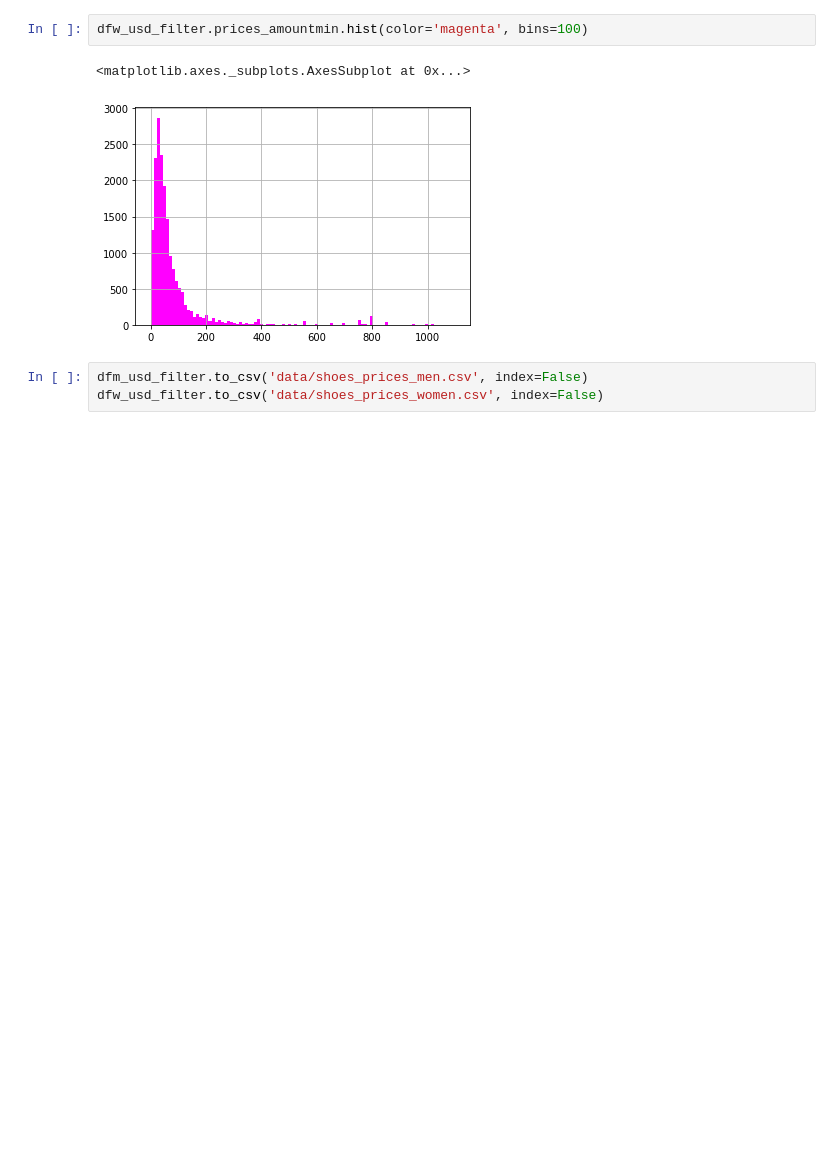
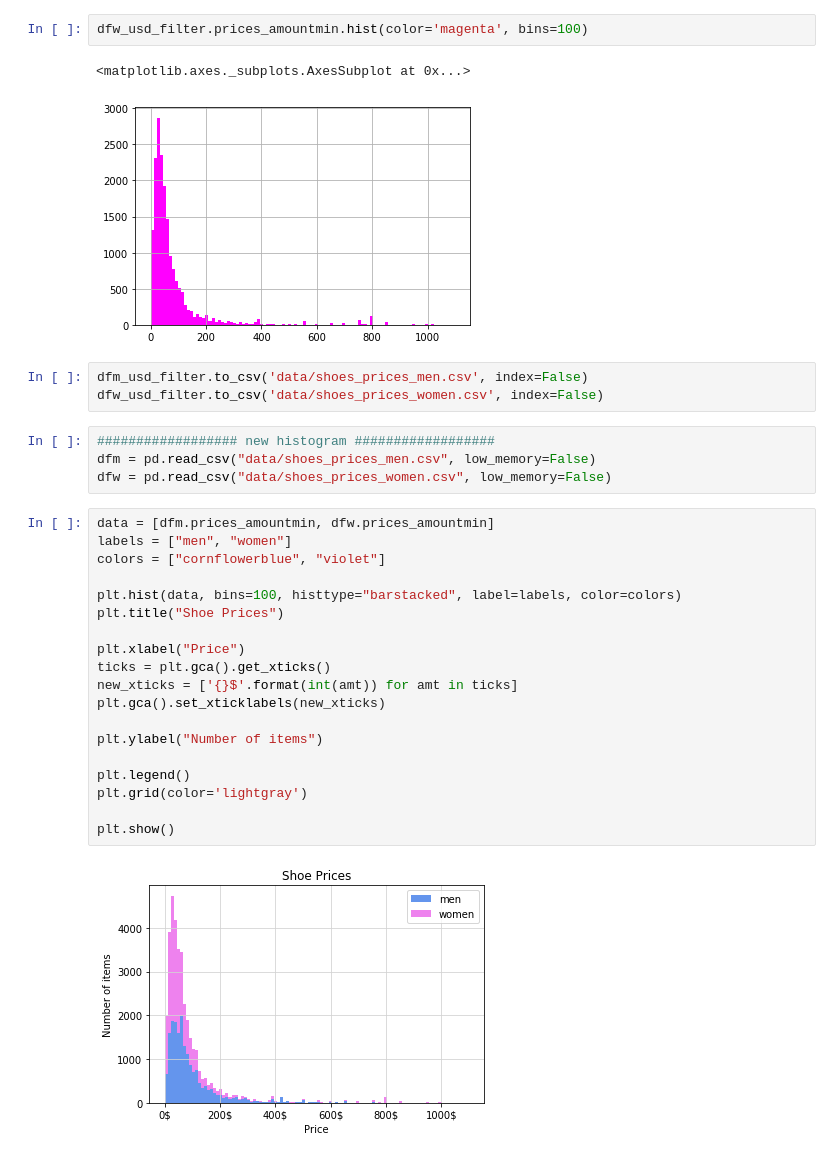
Before and after one commit to Kornijka/dw_matrix, a Jupyter notebook: matrix_one/day3.ipynb, the cells around one changed output. Cells and saved outputs as stored; diff of their text form; blank space fills up the shorter version.

Commit message:
one histogram for men & women

```diff
--- a/matrix_one/day3.ipynb
+++ b/matrix_one/day3.ipynb
@@ -137,3 +139,28 @@ dfw_usd_filter.prices_amountmin.hist(color='magenta', bins=100)
 # %%
 dfm_usd_filter.to_csv('data/shoes_prices_men.csv', index=False)
 dfw_usd_filter.to_csv('data/shoes_prices_women.csv', index=False)
+# %%
+################## new histogram ##################
+dfm = pd.read_csv("data/shoes_prices_men.csv", low_memory=False)
+dfw = pd.read_csv("data/shoes_prices_women.csv", low_memory=False)
+# %%
+data = [dfm.prices_amountmin, dfw.prices_amountmin]
+labels = ["men", "women"]
+colors = ["cornflowerblue", "violet"]
+
+plt.hist(data, bins=100, histtype="barstacked", label=labels, color=colors)
+plt.title("Shoe Prices")
+
+plt.xlabel("Price")
+ticks = plt.gca().get_xticks()
+new_xticks = ['{}$'.format(int(amt)) for amt in ticks]
+plt.gca().set_xticklabels(new_xticks)
+
+plt.ylabel("Number of items")
+
+plt.legend()
+plt.grid(color='lightgray')
+
+plt.show()
+# %% [output]
+[figure, added]
```
Also changed, not shown: parts of 1 cell of this notebook.
